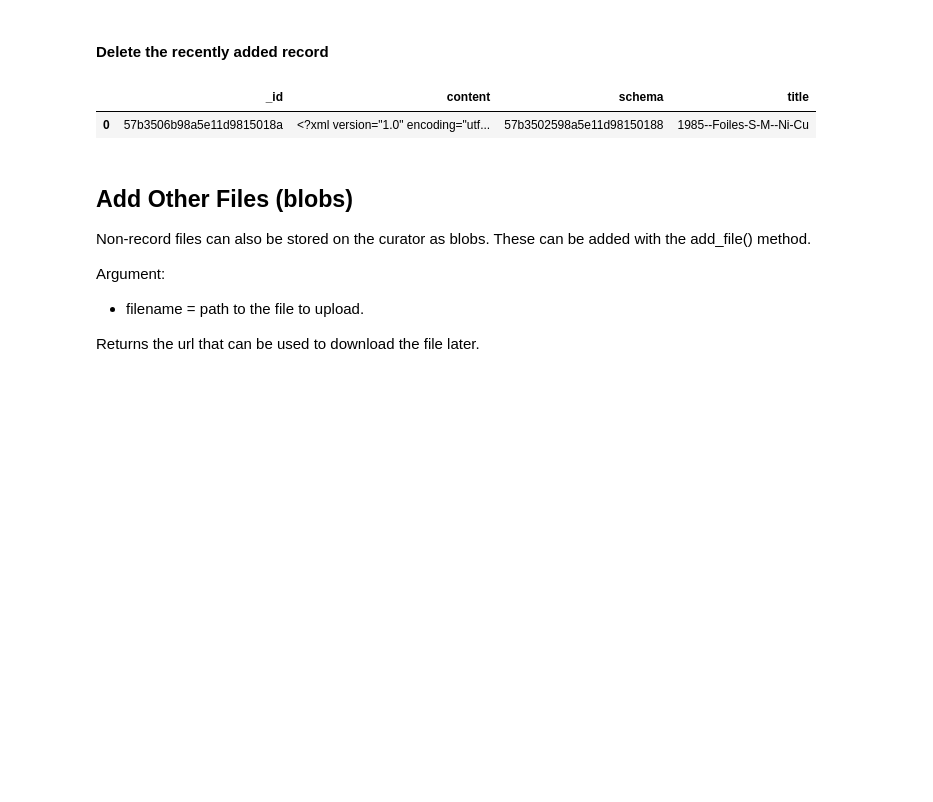
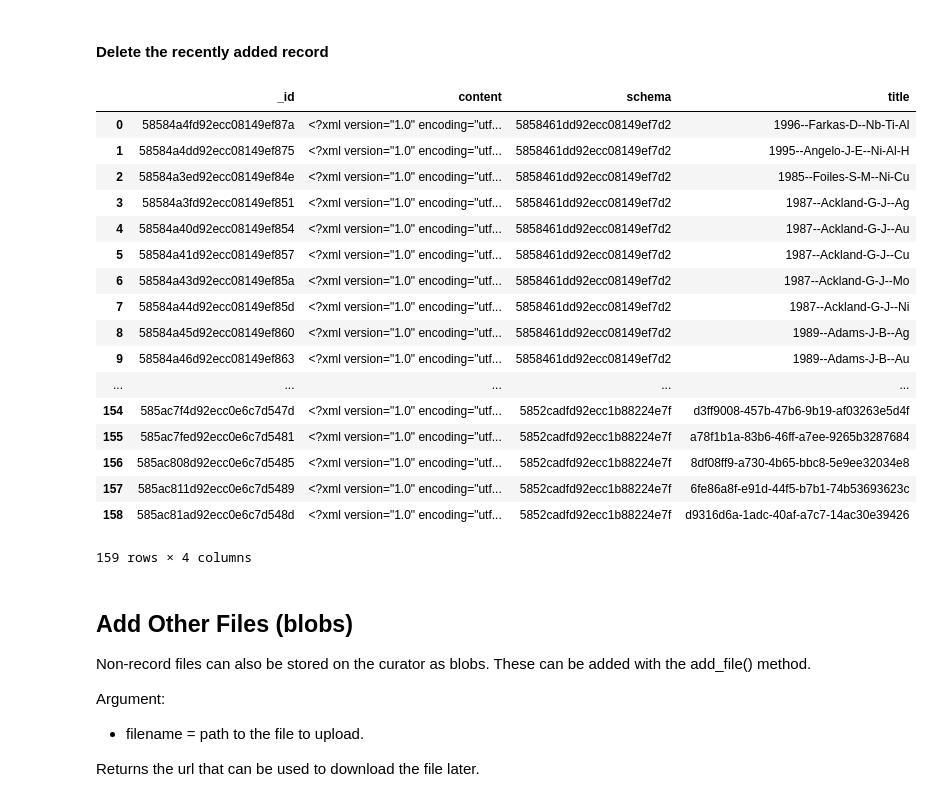
Before and after one commit to MDCS-community/MDCS-api-tools, a Jupyter notebook: MDCS class demonstration.ipynb, the cells around one changed output. Saved outputs shown, nothing was run; the diff lists cells and outputs as text; code cells hidden in the pictures; blank space fills up the shorter version.

```diff
--- a/MDCS class demonstration.ipynb
+++ b/MDCS class demonstration.ipynb
@@ -221,7 +274,7 @@ Keyword argument:
 # %% [markdown]
 #### Add a record
 # %%
-local.add_record('demo_files/1987--Ackland-G-J--Ag.xml', '1987--Ackland-G-J--Ag', 'LAMMPS-potential')
+local.add_record('demo_files/1987--Ackland-G-J--Ag.xml', '1987--Ackland-G-J--Ag-test', 'LAMMPS-potential')
 local.records
 # %% [output]
 |  | _id | content | schema | title |
@@ -244,7 +312,7 @@ Keyword argument:
 # %% [markdown]
 #### View existing content
 # %%
-record = local.get_record('1987--Ackland-G-J--Ag').content
+record = local.get_record('1987--Ackland-G-J--Ag-test').content
 print record
 # %% [output]
 <?xml version="1.0" encoding="utf-8"?>
@@ -253,7 +321,7 @@ print record
 #### Modify content and update
 # %%
 new_record = record.replace('<mass>107.8682</mass>', '<mass>107.9</mass>')
-local.update_record('1987--Ackland-G-J--Ag', new_record)
+local.update_record('1987--Ackland-G-J--Ag-test', new_record)
 local.records
 # %% [output]
 |  | _id | content | schema | title |
@@ -282,11 +365,27 @@ Keyword argument:
 # %% [markdown]
 #### Delete the recently added record
 # %%
-local.delete_record('1987--Ackland-G-J--Ag')
+local.delete_record('1987--Ackland-G-J--Ag-test')
 local.records
 # %% [output]
 |  | _id | content | schema | title |
-| 0 | 57b3506b98a5e11d9815018a | <?xml version="1.0" encoding="utf... | 57b3502598a5e11d98150188 | 1985--Foiles-S-M--Ni-Cu |
+| 0 | 58584a4fd92ecc08149ef87a | <?xml version="1.0" encoding="utf... | 5858461dd92ecc08149ef7d2 | 1996--Farkas-D--Nb-Ti-Al |
+| 1 | 58584a4dd92ecc08149ef875 | <?xml version="1.0" encoding="utf... | 5858461dd92ecc08149ef7d2 | 1995--Angelo-J-E--Ni-Al-H |
+| 2 | 58584a3ed92ecc08149ef84e | <?xml version="1.0" encoding="utf... | 5858461dd92ecc08149ef7d2 | 1985--Foiles-S-M--Ni-Cu |
+| 3 | 58584a3fd92ecc08149ef851 | <?xml version="1.0" encoding="utf... | 5858461dd92ecc08149ef7d2 | 1987--Ackland-G-J--Ag |
+| 4 | 58584a40d92ecc08149ef854 | <?xml version="1.0" encoding="utf... | 5858461dd92ecc08149ef7d2 | 1987--Ackland-G-J--Au |
+| 5 | 58584a41d92ecc08149ef857 | <?xml version="1.0" encoding="utf... | 5858461dd92ecc08149ef7d2 | 1987--Ackland-G-J--Cu |
+| 6 | 58584a43d92ecc08149ef85a | <?xml version="1.0" encoding="utf... | 5858461dd92ecc08149ef7d2 | 1987--Ackland-G-J--Mo |
+| 7 | 58584a44d92ecc08149ef85d | <?xml version="1.0" encoding="utf... | 5858461dd92ecc08149ef7d2 | 1987--Ackland-G-J--Ni |
+| 8 | 58584a45d92ecc08149ef860 | <?xml version="1.0" encoding="utf... | 5858461dd92ecc08149ef7d2 | 1989--Adams-J-B--Ag |
+| 9 | 58584a46d92ecc08149ef863 | <?xml version="1.0" encoding="utf... | 5858461dd92ecc08149ef7d2 | 1989--Adams-J-B--Au |
+| ... | ... | ... | ... | ... |
+| 154 | 585ac7f4d92ecc0e6c7d547d | <?xml version="1.0" encoding="utf... | 5852cadfd92ecc1b88224e7f | d3ff9008-457b-47b6-9b19-af03263e5d4f |
+| 155 | 585ac7fed92ecc0e6c7d5481 | <?xml version="1.0" encoding="utf... | 5852cadfd92ecc1b88224e7f | a78f1b1a-83b6-46ff-a7ee-9265b3287684 |
+| 156 | 585ac808d92ecc0e6c7d5485 | <?xml version="1.0" encoding="utf... | 5852cadfd92ecc1b88224e7f | 8df08ff9-a730-4b65-bbc8-5e9ee32034e8 |
+| 157 | 585ac811d92ecc0e6c7d5489 | <?xml version="1.0" encoding="utf... | 5852cadfd92ecc1b88224e7f | 6fe86a8f-e91d-44f5-b7b1-74b53693623c |
+| 158 | 585ac81ad92ecc0e6c7d548d | <?xml version="1.0" encoding="utf... | 5852cadfd92ecc1b88224e7f | d9316d6a-1adc-40af-a7c7-14ac30e39426 |
+159 rows × 4 columns
 # %% [markdown]
 ## Add Other Files (blobs)
 
```
Also changed, not shown: parts of 26 cells of this notebook, 1 other file.
